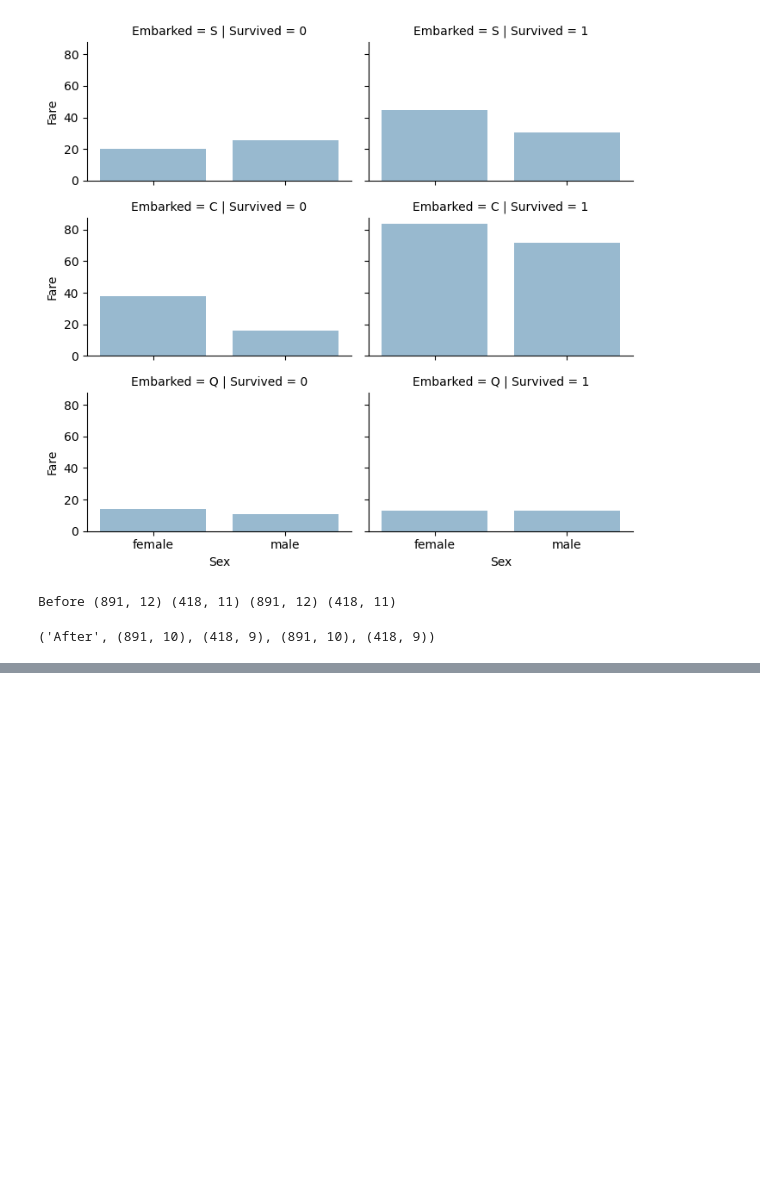
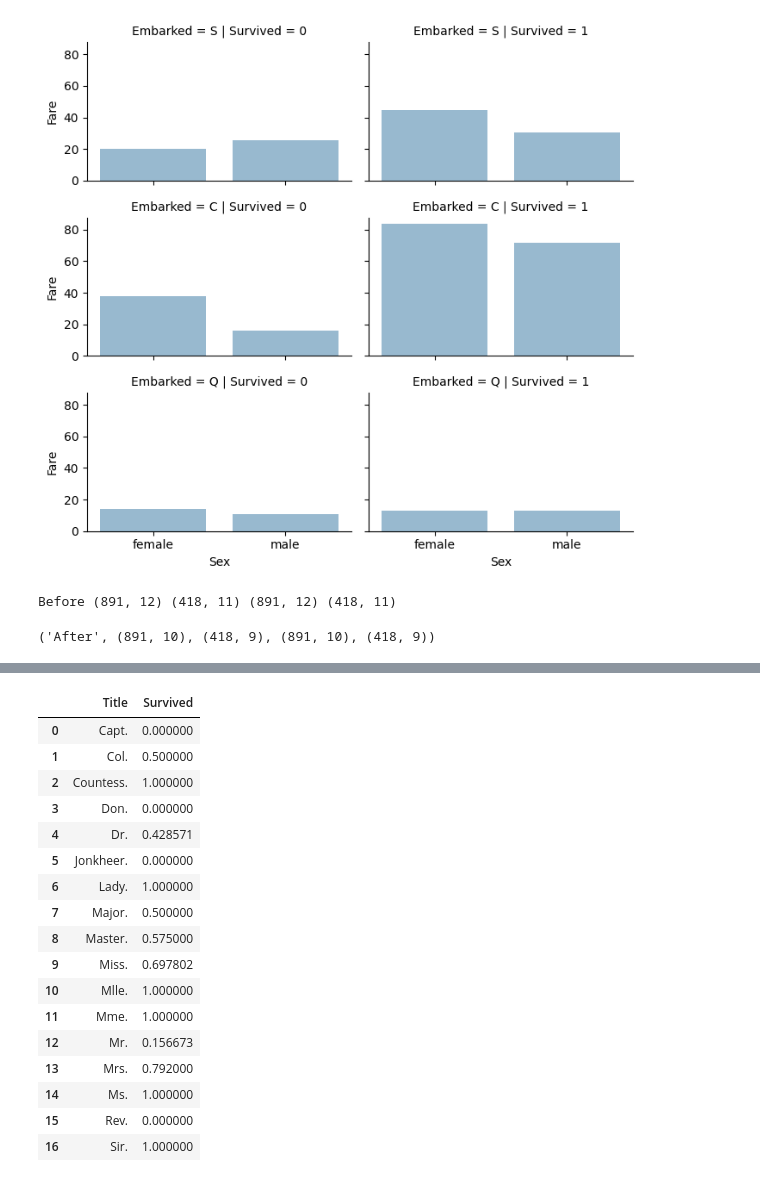
Before and after one commit to kostistzim/KaggleCompetitions, a Jupyter notebook: titanicversion2.ipynb, the cells around one changed output, grey strips where cells are left out. Drawn from its saved outputs; the diff is of its cells as text; code cells hidden in the pictures; blank space fills up the shorter version.

```diff
--- a/titanicversion2.ipynb
+++ b/titanicversion2.ipynb
@@ -208,0 +252,32 @@ Before (891, 12) (418, 11) (891, 12) (418, 11)
+# %%
+#We can replace many titles with a more common name or classify them as Rare.
+
+
+for dataset in combine:
+    dataset['Title'] = dataset['Title'].replace(['Lady', 'Countess','Capt', 'Col',\
+     'Don', 'Dr', 'Major', 'Rev', 'Sir', 'Jonkheer', 'Dona'], 'Rare')
+
+    dataset['Title'] = dataset['Title'].replace('Mlle', 'Miss')
+    dataset['Title'] = dataset['Title'].replace('Ms', 'Miss')
+    dataset['Title'] = dataset['Title'].replace('Mme', 'Mrs')
+
+train_df[['Title', 'Survived']].groupby(['Title'], as_index=False).mean()
+# %% [output]
+|  | Title | Survived |
+| 0 | Capt. | 0.000000 |
+| 1 | Col. | 0.500000 |
+| 2 | Countess. | 1.000000 |
+| 3 | Don. | 0.000000 |
+| 4 | Dr. | 0.428571 |
+| 5 | Jonkheer. | 0.000000 |
+| 6 | Lady. | 1.000000 |
+| 7 | Major. | 0.500000 |
+| 8 | Master. | 0.575000 |
+| 9 | Miss. | 0.697802 |
+| 10 | Mlle. | 1.000000 |
+| 11 | Mme. | 1.000000 |
+| 12 | Mr. | 0.156673 |
+| 13 | Mrs. | 0.792000 |
+| 14 | Ms. | 1.000000 |
+| 15 | Rev. | 0.000000 |
+| 16 | Sir. | 1.000000 |
```
Also changed, not shown: parts of 2 cells of this notebook.
